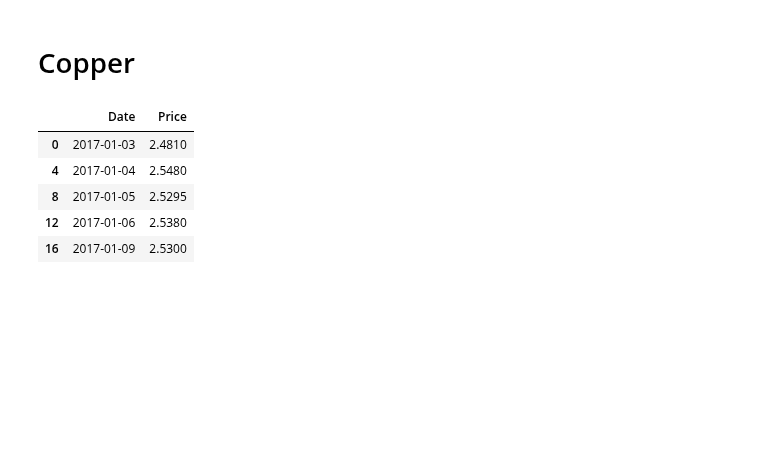
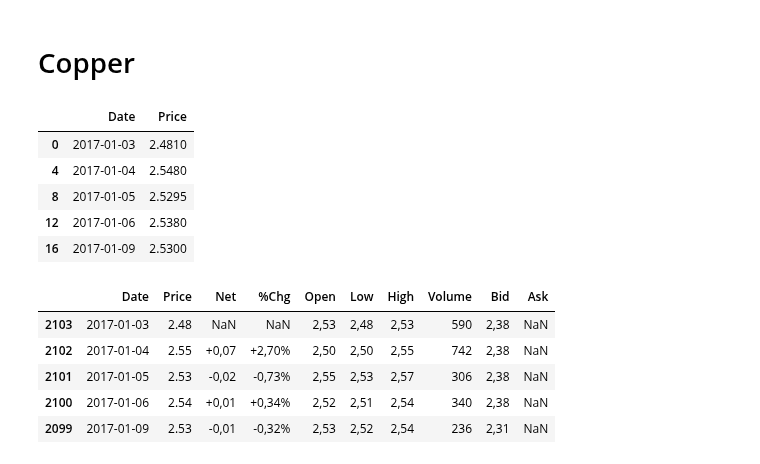
Before and after one commit to Doosheck/metals, a Jupyter notebook: data_overview.ipynb, the cells around one changed output. Drawn from its saved outputs; the diff is of its cells as text; code cells hidden in the pictures; blank space fills up the shorter version.

```diff
--- a/data_overview.ipynb
+++ b/data_overview.ipynb
@@ -471,0 +516,16 @@ dfcu1.head()
+# %%
+# Load Copper data source #2 - Copper COMEX 1M Future
+dfcu2 = pd.read_csv('/Users/michal/Documents/Code/metals/reuters_data/COMEX Copper Electronic Commodity Future Continuation 1.csv', sep=';')
+dfcu2 = dfcu2.rename(columns={'Exchange Date': 'Date'})
+dfcu2 = dfcu2.rename(columns={'Close' : 'Price'})
+dfcu2['Date'] = pd.to_datetime(dfcu2['Date'], format='%d-%b-%Y')
+dfcu2['Price'] = dfcu2['Price'].str.replace(',', '.').astype(float)
+dfcu2 = dfcu2.sort_values(by='Date')
+dfcu2.head()
+# %% [output]
+|  | Date | Price | Net | %Chg | Open | Low | High | Volume | Bid | Ask |
+| 2103 | 2017-01-03 | 2.48 | NaN | NaN | 2,53 | 2,48 | 2,53 | 590 | 2,38 | NaN |
+| 2102 | 2017-01-04 | 2.55 | +0,07 | +2,70% | 2,50 | 2,50 | 2,55 | 742 | 2,38 | NaN |
+| 2101 | 2017-01-05 | 2.53 | -0,02 | -0,73% | 2,55 | 2,53 | 2,57 | 306 | 2,38 | NaN |
+| 2100 | 2017-01-06 | 2.54 | +0,01 | +0,34% | 2,52 | 2,51 | 2,54 | 340 | 2,38 | NaN |
+| 2099 | 2017-01-09 | 2.53 | -0,01 | -0,32% | 2,53 | 2,52 | 2,54 | 236 | 2,31 | NaN |
```
Also changed, not shown: parts of 20 cells of this notebook.
